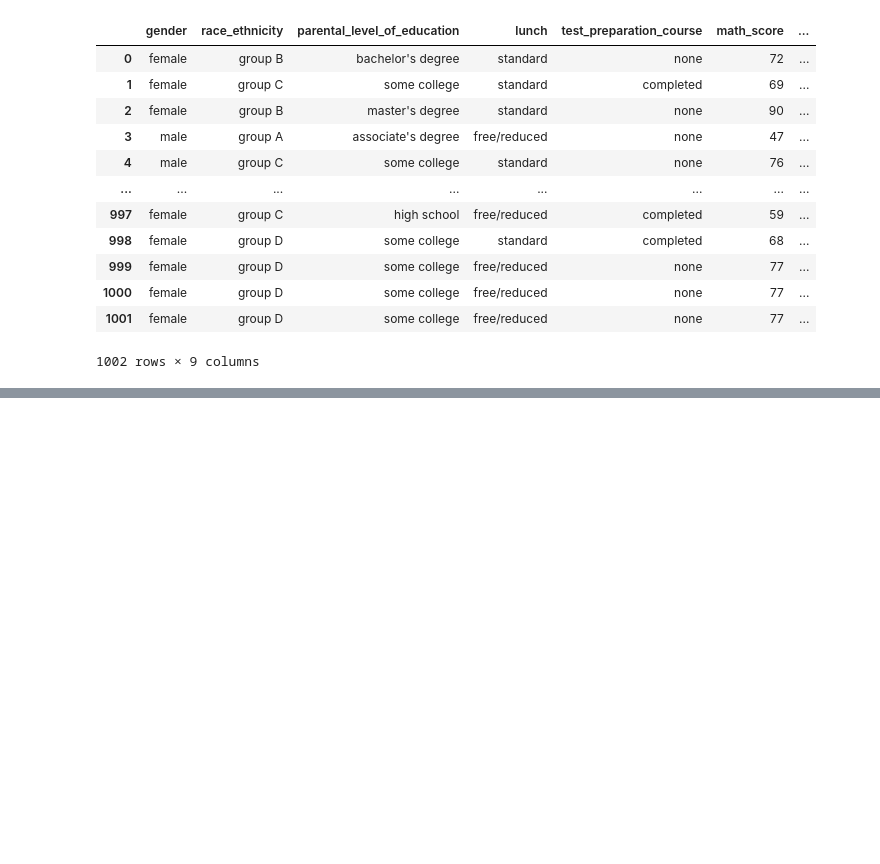
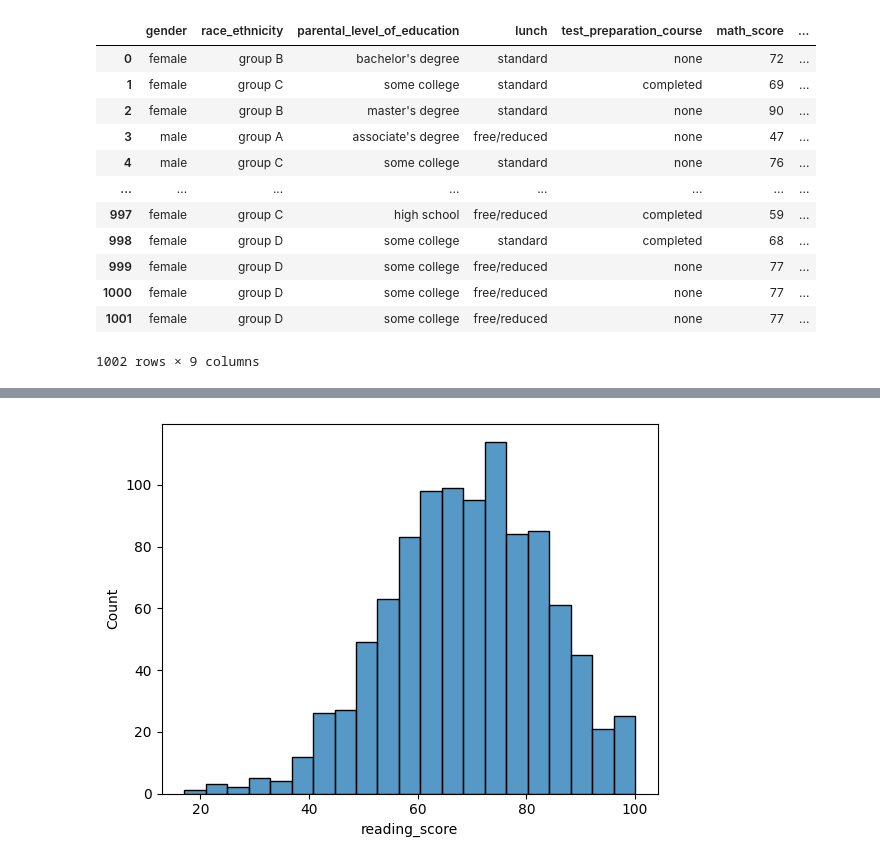
Before and after one commit to priyasonkar03/Basic_DataAnalyticsTask, a Jupyter notebook: research/main.ipynb, the cells around one changed output, grey strips where cells are left out. Cells and saved outputs as stored; diff of their text form; code cells hidden in the pictures; blank space fills up the shorter version.

```diff
--- a/research/main.ipynb
+++ b/research/main.ipynb
@@ -171,0 +216,6 @@ sns.histplot(df["average"],bins=15, kde=True, color="y")
+# %%
+# 1, Create a single histogram with all scores
+sns.histplot(df["reading_score"])
+plt.show()
+# %% [output]
+[figure, added]
```
Also changed, not shown: parts of 21 cells of this notebook, 2 other files.
